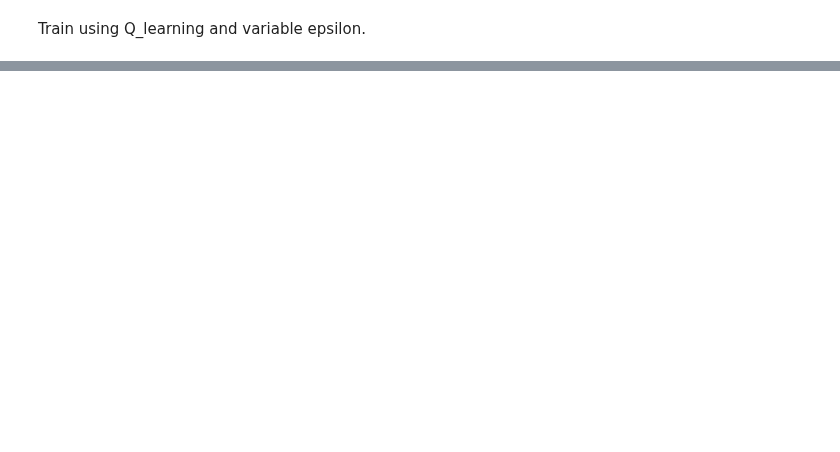
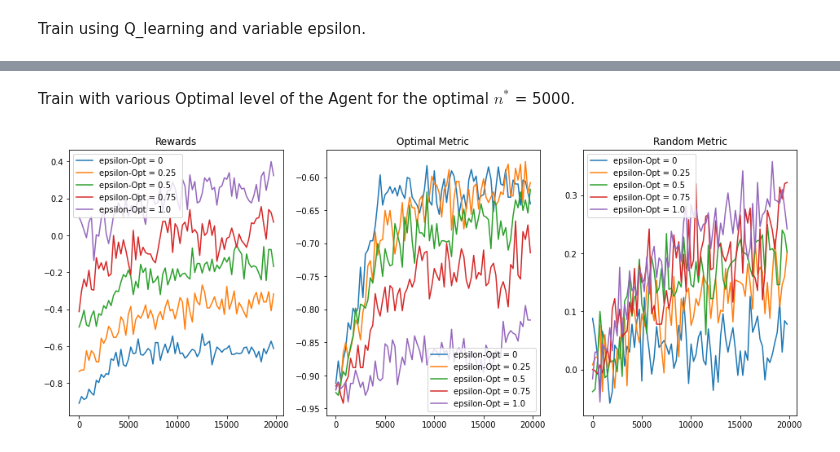
Before and after one commit to mikqs/rl-tic-tac-toe, a Jupyter notebook: 322190_325932.ipynb, the cells around one changed output, grey strips where cells are left out. Drawn from its saved outputs; the diff is of its cells as text; code cells hidden in the pictures; blank space fills up the shorter version.

```diff
--- a/322190_325932.ipynb
+++ b/322190_325932.ipynb
@@ -308,0 +351,46 @@ plot_metrics(number_of_episodes,m_rand, "Random Metric Evolution over time.")
+# %% [markdown]
+Train with various Optimal level of the Agent for the optimal $n^*$ = 5000.
+# %%
+# RL Hyper-params
+number_of_episodes = 20000
+epsilon_min,epsilon_max = 0.1, 0.8
+number_of_exploratory_games = 5000
+epsilon = lambda n: max(epsilon_min, epsilon_max*(1-(n/number_of_exploratory_games)))
+
+environment = TictactoeEnv()
+fig, axes = plt.subplots(1,3,figsize=(16,6))
+axes[0].set_title("Rewards")
+axes[1].set_title("Optimal Metric")
+axes[2].set_title("Random Metric")
+
+optimal_level = 0
+player_rl_agent, rewards, m_opt, m_rand = train_rl_agent_qlearning(environment, number_of_episodes=number_of_episodes, optimal_level=optimal_level,epsilon=epsilon, test_episode=250)
+plot_rewards(number_of_episodes,rewards, axes[0], label = f"epsilon-Opt = {optimal_level} ")
+plot_metrics(number_of_episodes,m_opt, axes[1], label = f"epsilon-Opt = {optimal_level} ")
+plot_metrics(number_of_episodes,m_rand, axes[2], label = f"epsilon-Opt = {optimal_level} ")
+
+optimal_level = 0.25
+player_rl_agent, rewards, m_opt, m_rand = train_rl_agent_qlearning(environment, number_of_episodes=number_of_episodes, optimal_level=optimal_level,epsilon=epsilon, test_episode=250)
+plot_rewards(number_of_episodes,rewards, axes[0], label =f"epsilon-Opt = {optimal_level} ")
+plot_metrics(number_of_episodes,m_opt, axes[1], label = f"epsilon-Opt = {optimal_level} ")
+plot_metrics(number_of_episodes,m_rand, axes[2], label = f"epsilon-Opt = {optimal_level} ")
+
+optimal_level = 0.5
+player_rl_agent, rewards, m_opt, m_rand = train_rl_agent_qlearning(environment, number_of_episodes=number_of_episodes, optimal_level=optimal_level,epsilon=epsilon, test_episode=250)
+plot_rewards(number_of_episodes,rewards, axes[0], label =f"epsilon-Opt = {optimal_level} ")
+plot_metrics(number_of_episodes,m_opt, axes[1], label = f"epsilon-Opt = {optimal_level} ")
+plot_metrics(number_of_episodes,m_rand, axes[2],label =f"epsilon-Opt = {optimal_level} ")
+
+optimal_level = 0.75
+player_rl_agent, rewards, m_opt, m_rand = train_rl_agent_qlearning(environment, number_of_episodes=number_of_episodes, optimal_level=optimal_level,epsilon=epsilon, test_episode=250)
+plot_rewards(number_of_episodes,rewards, axes[0], label =f"epsilon-Opt = {optimal_level} ")
+plot_metrics(number_of_episodes,m_opt, axes[1], label =f"epsilon-Opt = {optimal_level} ")
+plot_metrics(number_of_episodes,m_rand, axes[2], label = f"epsilon-Opt = {optimal_level} ")
+
+optimal_level = 1.0
+player_rl_agent, rewards, m_opt, m_rand = train_rl_agent_qlearning(environment, number_of_episodes=number_of_episodes, optimal_level=optimal_level,epsilon=epsilon, test_episode=250)
+plot_rewards(number_of_episodes,rewards, axes[0], label =f"epsilon-Opt = {optimal_level} ")
+plot_metrics(number_of_episodes,m_opt, axes[1], label =f"epsilon-Opt = {optimal_level} ")
+plot_metrics(number_of_episodes,m_rand, axes[2], label = f"epsilon-Opt = {optimal_level} ")
+# %% [output]
+[figure, added]
```
Also changed, not shown: parts of 3 cells of this notebook.
